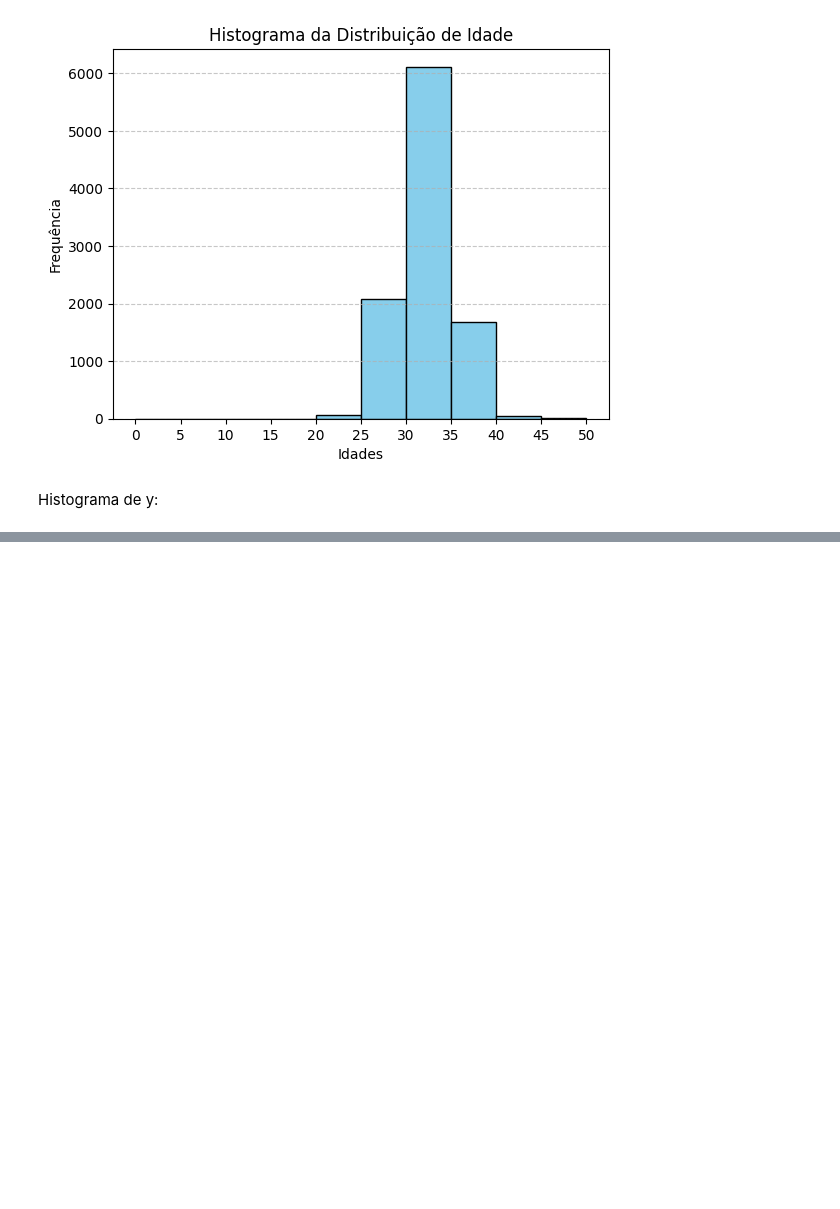
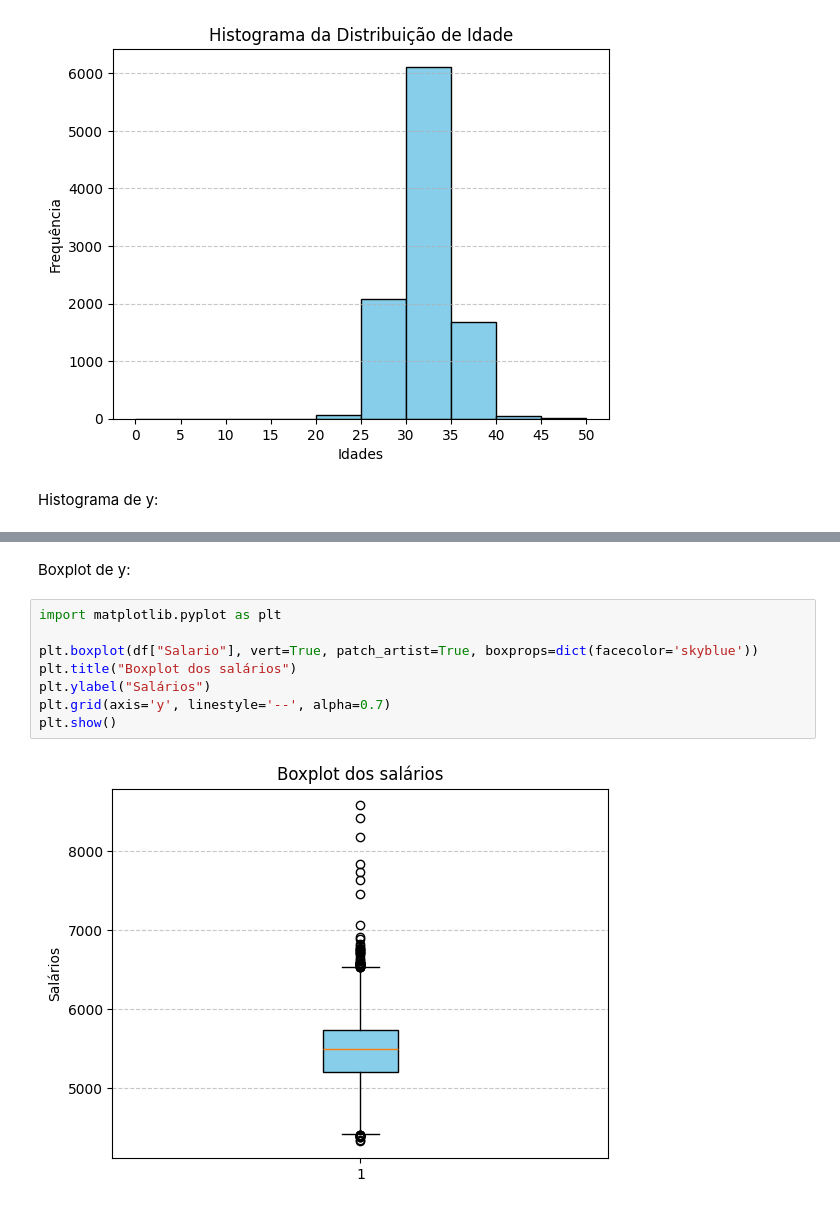
Before and after one commit to wallace0003/projeto_probabilidade_e_estatistica, a Jupyter notebook: src/notebooks/eda.ipynb, the cells around one changed output, grey strips where cells are left out. Saved outputs shown, nothing was run; the diff lists cells and outputs as text; blank space fills up the shorter version.

```diff
--- a/src/notebooks/eda.ipynb
+++ b/src/notebooks/eda.ipynb
@@ -149,0 +159,12 @@ IndexError: invalid index to scalar variable.
+# %% [markdown]
+Boxplot de y:
+# %%
+import matplotlib.pyplot as plt
+
+plt.boxplot(df["Salario"], vert=True, patch_artist=True, boxprops=dict(facecolor='skyblue'))
+plt.title("Boxplot dos salários")
+plt.ylabel("Salários")
+plt.grid(axis='y', linestyle='--', alpha=0.7)
+plt.show()
+# %% [output]
+[figure, added]
```
Also changed, not shown: parts of 7 cells of this notebook.
